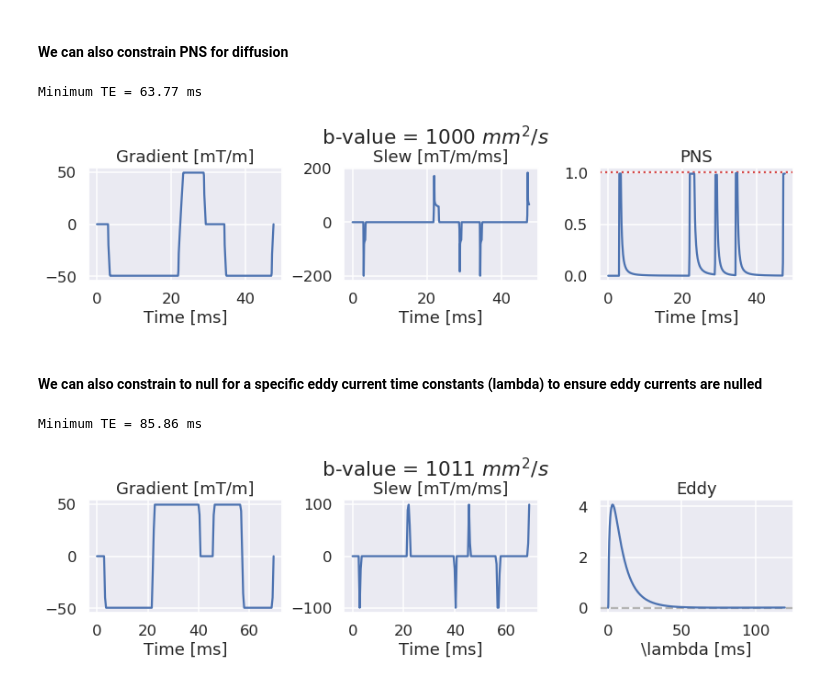
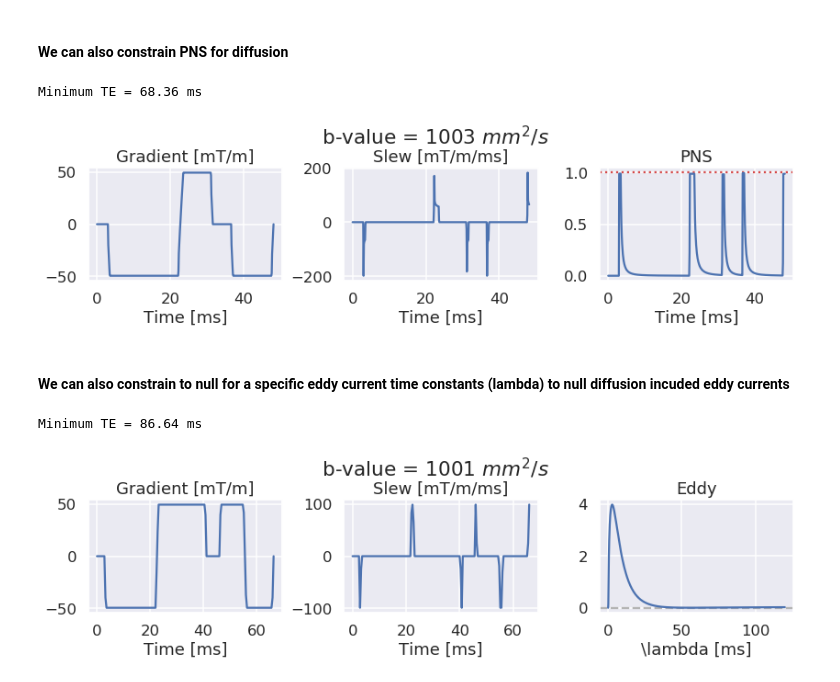
Before and after one commit to mloecher/gropt, a Jupyter notebook: python/ismrm_demo.ipynb, the cells around one changed output. Saved outputs shown, nothing was run; the diff lists cells and outputs as text; code cells hidden in the pictures.

```diff
--- a/python/ismrm_demo.ipynb
+++ b/python/ismrm_demo.ipynb
@@ -272,54 +287,54 @@ Minimum TE = 106.56 ms
 # %%
 params = {}
 params['mode'] = 'diff_bval'
-params['MMT'] = 0
 params['gmax'] = 50
 
 # ************
 # Use maximum slew rate
 # ************
 params['smax'] = 200.0
 
-params['T_readout'] = 16.0
+params['MMT'] = 0
+params['T_readout'] = 20.0
 params['T_90'] = 3
 params['T_180'] = 5
 params['dt'] = 100e-6
 bval = 1000
 
 # ************
 # Add PNS contraint
 # ************
 params['pns_thresh'] = 1.0
 
 
 G_min, T_min = get_min_TE(params, bval, min_TE = 40, max_TE = 120)
 print('Minimum TE =', round(T_min,2), 'ms')
 plot_waveform(G_min, params, plot_moments = False, plot_eddy = False, plot_pns = True, plot_slew = True)
 # %% [output]
-Minimum TE = 63.77 ms
+Minimum TE = 68.36 ms
-[figure, old version]
+[figure, new version]
 # %% [markdown]
-#### We can also constrain to null for a specific eddy current time constants (lambda) to ensure eddy currents are nulled
+#### We can also constrain to null for a specific eddy current time constants (lambda) to null diffusion incuded eddy currents
 # %%
 params = {}
 params['mode'] = 'diff_bval'
 params['MMT']  = 0
 params['gmax']  = 50
 params['smax']  = 100.0
-params['T_readout']  = 16.0
+params['T_readout']  = 20.0
 params['T_90']  = 3
 params['T_180']  = 5
 params['dt']  = 400e-6
 bval = 1000
 
 # ************
-# Null eddy current for lambda time constant = 60ms
+# Null eddy current for lambda time constant = 80ms
 # ************
-params['eddy_params']  = [[60.0, 0.0, 1.0e-4, 0.0]]
+params['eddy_params']  = [[80.0, 0.0, 1.0e-4, 0.0]]
 
 G_min, T_min = get_min_TE(params, bval, min_TE = 80, max_TE = 120)
 print('Minimum TE =', round(T_min,2), 'ms')
 plot_waveform(G_min, params, plot_moments = False, plot_eddy = True, plot_pns = False, plot_slew = True)
 # %% [output]
-Minimum TE = 85.86 ms
+Minimum TE = 86.64 ms
-[figure, old version]
+[figure, new version]
```
Also changed, not shown: parts of 7 cells of this notebook, 1 other file.
